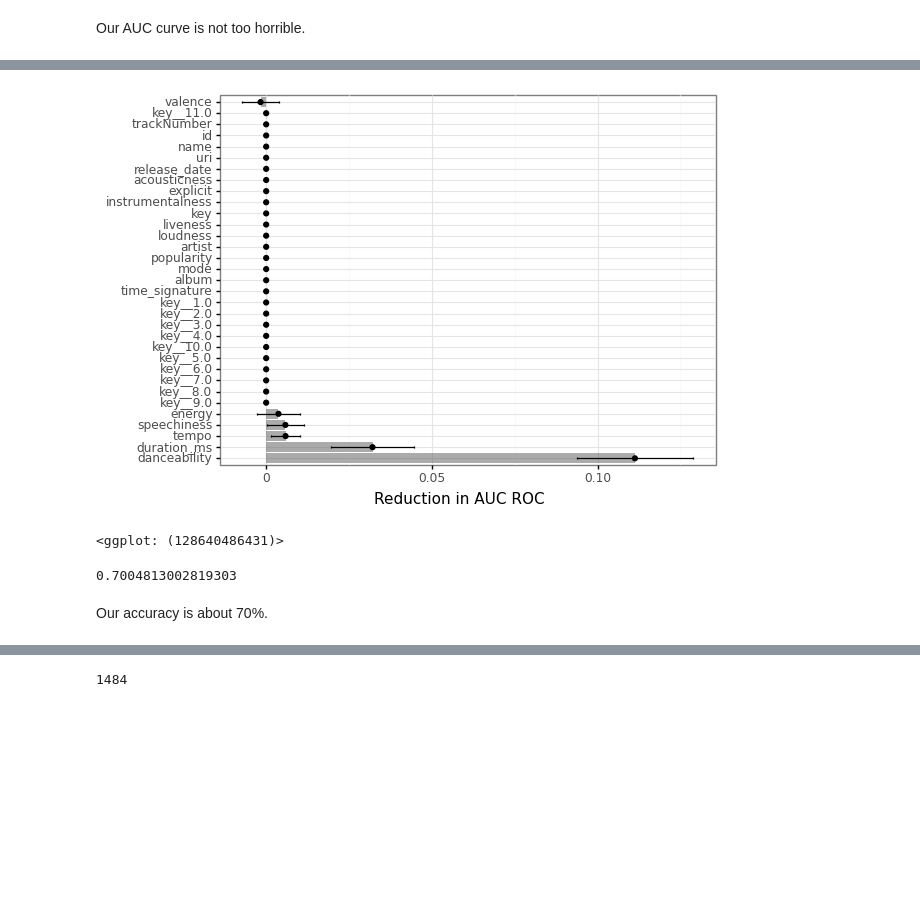
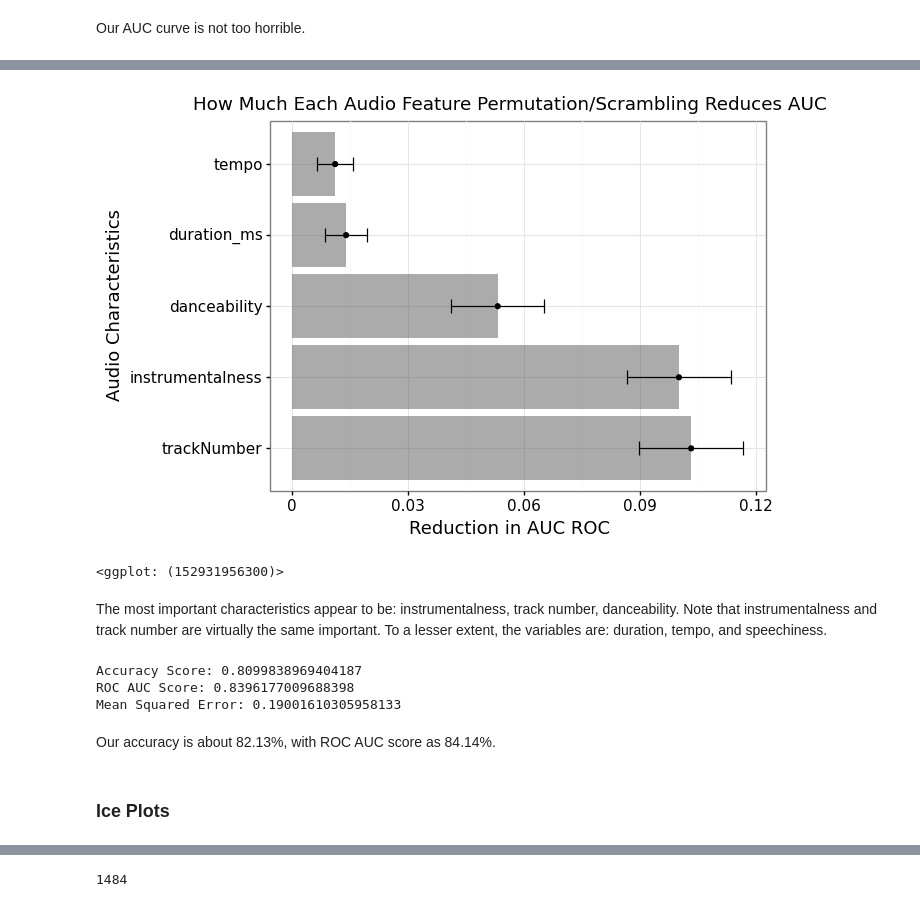
Before and after one commit to jghuynh/Song_Shine, a Jupyter notebook: Song_Rak.ipynb, the cells around one changed output, grey strips where cells are left out. Saved outputs shown, nothing was run; the diff lists cells and outputs as text; code cells hidden in the pictures; blank space fills up the shorter version.

```diff
--- a/Song_Rak.ipynb
+++ b/Song_Rak.ipynb
@@ -1561,0 +1481,3 @@ print(fullSongs.shape)
+# %%
+fullSongs = pd.read_csv("fullSongs.csv")
+fullSongs.head()
@@ -1880,7 +1904,7 @@ fold_generator = KFold(n_splits = 10, shuffle=True,random_state=111)
 # we'll see how to preprocess categorical variables next week: 11/18/2020 November 18
 #
 preprocess = ColumnTransformer(transformers=[('num', pp.MinMaxScaler(),
-                ["danceability", "duration_ms", "energy", "loudness", "mode", "instrumentalness", "popularity",
+                ["danceability", "duration_ms", "energy", "loudness", "mode", "instrumentalness",
                  "speechiness", "tempo", "trackNumber"])])
 
 
@@ -1913,7 +1937,7 @@ search_space = [
     # KNN with K tuning param
     {'model' : [KNN()],
      'model__n_neighbors':[10,15,20,25,30],
-     'model__leaf_size' : [40]}, # Notice the double underscore after model
+     'model__leaf_size' : [20, 40]}, # Notice the double underscore after model
 
     # Decision Tree with the Max Depth Param
     {'model': [DTree()],
@@ -2022,7 +2052,7 @@ vi = permutation_importance(rf_mod, X_train,Y_train, n_repeats = 25)
 # %%
 # We have data togeher...
 # Organize as a data frame
-vi_dat = pd.DataFrame(dict(variable=train_X.columns,
+vi_dat = pd.DataFrame(dict(variable= X_train.columns,
                            vi = vi['importances_mean'],
                            std = vi['importances_std']))
 
@@ -2056,24 +2098,48 @@ vi_dat
 # %%
 # Plot
-(
-    ggplot(vi_dat,
+
+top5Var = (
+    vi_dat >>
+    mask(X.vi > 0.01) >>
+    arrange(X.vi, ascending = False)
+)
+p = (
+    top5Var >>
+    ggplot(
           aes(x="variable",y="vi")) +
     geom_col(alpha=.5) +
     geom_point() +
-    geom_errorbar(aes(ymin="low",ymax="high"),width=.2) +
+
+    # Error bars
+    geom_errorbar(aes(ymin="low", ymax="high"), width=.2) +
     theme_bw() +
-    scale_x_discrete(limits=vi_dat.variable.tolist()) +
+
+    # Ordering the variables by level of importance
+    scale_x_discrete(limits = top5Var.variable.tolist()) +
     coord_flip() +
-    labs(y="Reduction in AUC ROC",x="")
+
+    labs(
+        y="Reduction in AUC ROC",
+        x="Audio Characteristics",
+        title = "How Much Each Audio Feature Permutation/Scrambling Reduces AUC"
+    ) +
+
+    theme(axis_text = element_text(color = "black", size = 11)) +
+    theme(axis_title = element_text(color = "black", size = 13))
 )
+ggsave(plot = p, filename = "Important_Variables")
+print(p)
 # %% [output]
-[figure, old version]
+[figure, new version]
-<ggplot: (128640486431)>
+<ggplot: (152931956300)>
+# %% [markdown]
+The most important characteristics appear to be: instrumentalness, track number, danceability. Note that instrumentalness and track number are virtually the same important. To a lesser extent, the variables are: duration, tempo, and speechiness.
 # %%
 # Instantiate the model class
-rf = RF(n_estimators= 1500, max_depth=9)
-importantFeatures = ["popularity", "trackNumber", "instrumentalness", "danceability", "speechiness", "tempo",
-                     "loudness", "duration_ms", "energy", "mode"]
+# using the best parameters
+rf = RF(n_estimators= 2000, max_depth = 5)
+importantFeatures = ["trackNumber", "instrumentalness", "danceability", "tempo",
+                     "duration_ms"]
 # gnb.fit(X_train.iloc[:,7:X_train.shape[1]], Y_train) # Train
 rf.fit(X_train[importantFeatures], Y_train)
 
@@ -2086,6 +2152,10 @@ print("Accuracy Score:", m.accuracy_score(Y_test, y_pred))
 print("ROC AUC Score:", m.roc_auc_score(Y_train, rf_mod.predict(X_train)))
 print("Mean Squared Error:", m.mean_squared_error(Y_test, y_pred))
 # %% [output]
-0.7004813002819303
+Accuracy Score: 0.8099838969404187
+ROC AUC Score: 0.8396177009688398
+Mean Squared Error: 0.19001610305958133
-# %% [markdown]
-Our accuracy is about 70%.
+# %% [markdown]
+Our accuracy is about 82.13%, with ROC AUC score as 84.14%.
+# %% [markdown]
+### Ice Plots
```
Also changed, not shown: parts of 57 cells of this notebook, 17 other files.
